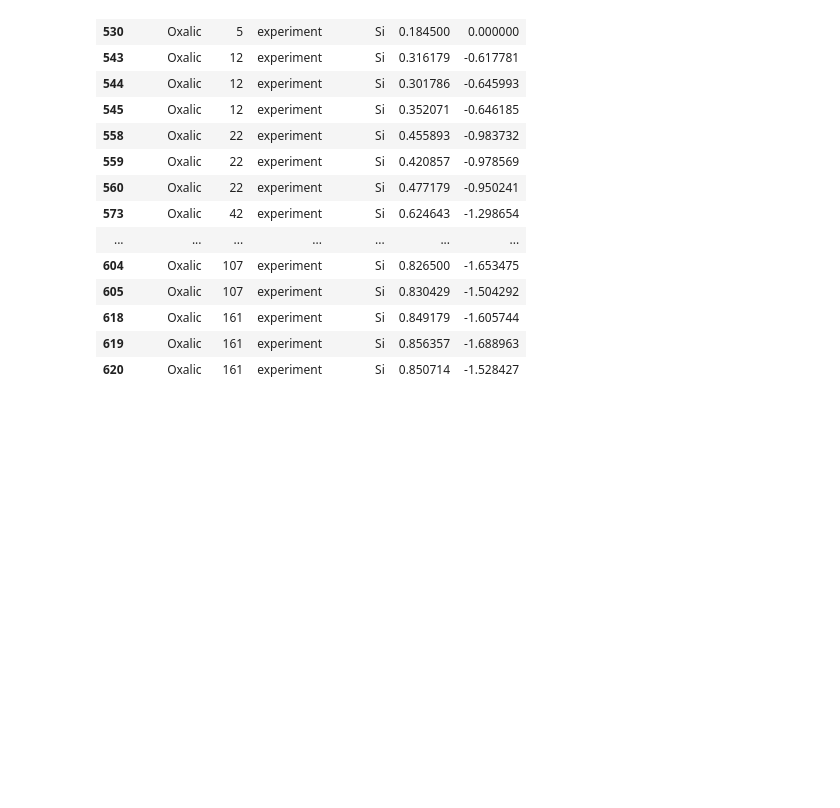
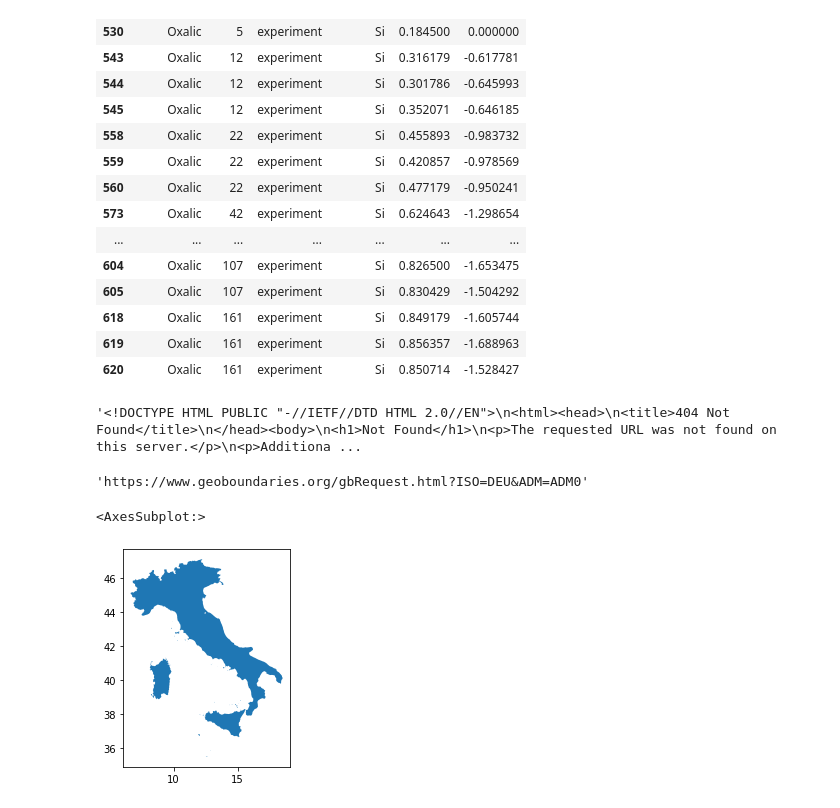
Before and after one commit to mishagrol/clay_minerals, a Jupyter notebook: notebooks/3. Second order reaction kinetics.ipynb, the cells around one changed output. Saved outputs shown, nothing was run; the diff lists cells and outputs as text; code cells hidden in the pictures; blank space fills up the shorter version.

```diff
--- a/notebooks/3. Second order reaction kinetics.ipynb
+++ b/notebooks/3. Second order reaction kinetics.ipynb
@@ -362,3 +367,11 @@ element
 | 618 | Oxalic | 161 | experiment | Si | 0.849179 | -1.605744 |
 | 619 | Oxalic | 161 | experiment | Si | 0.856357 | -1.688963 |
 | 620 | Oxalic | 161 | experiment | Si | 0.850714 | -1.528427 |
+# %%
+r.text
+# %% [output]
+'<!DOCTYPE HTML PUBLIC "-//IETF//DTD HTML 2.0//EN">\n<html><head>\n<title>404 Not Found</title>\n</head><body>\n<h1>Not Found</h1>\n<p>The requested URL was not found on this server.</p>\n<p>Additiona ...
+# %%
+"https://www.geoboundaries.org/gbRequest.html?ISO={}&ADM={}".format(ISO, ADM)
+# %% [output]
+'https://www.geoboundaries.org/gbRequest.html?ISO=DEU&ADM=ADM0'
@@ -364,0 +382,18 @@ element
+# %%
+import geopandas as gpd
+import requests
+
+ISO = 'ITA' # "ITA" is the ISO code for Italy
+ADM = 'ADM1' # Equivalent to administrative districts
+release_type = 'gbOpen'
+url = (f"https://www.geoboundaries.org/api/current/{release_type}"
+     f"/{ISO}/{ADM}")
+r = requests.get(url)
+gdf = gpd.read_file(r.json()['simplifiedGeometryGeoJSON'])
+# %%
+gdf = gpd.read_file(r.json()['simplifiedGeometryGeoJSON'])
+# %%
+gdf.plot()
+# %% [output]
+<AxesSubplot:>
+[figure, added]
```
Also changed, not shown: parts of 4 cells of this notebook, 2 other files.
